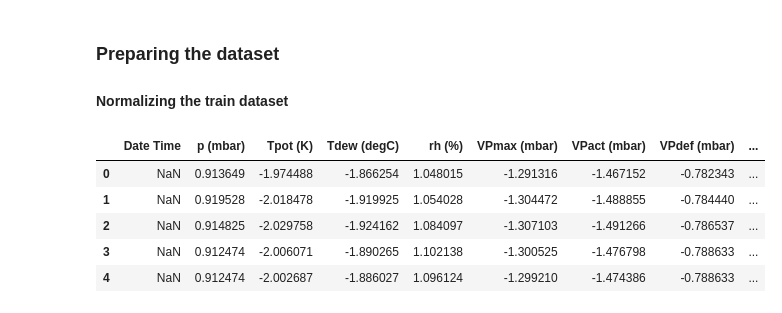
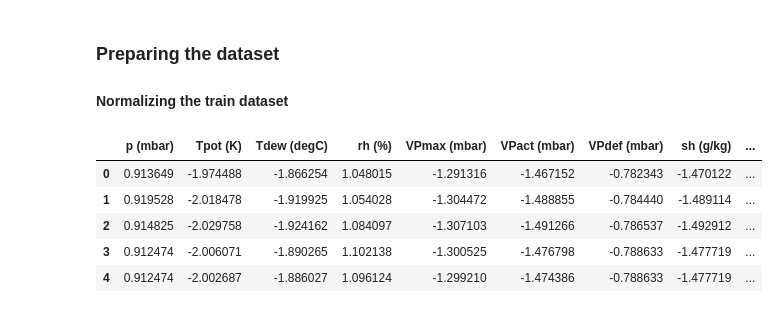
Before and after one commit to theaveas/DeepLearning, a Jupyter notebook: DLwithPython/chapter10_dl_for_timeseries.ipynb, the cells around one changed output. Drawn from its saved outputs; the diff is of its cells as text; code cells hidden in the pictures.

```diff
--- a/DLwithPython/chapter10_dl_for_timeseries.ipynb
+++ b/DLwithPython/chapter10_dl_for_timeseries.ipynb
@@ -94,11 +95,11 @@ norm_data -= mean
 std = norm_data[:train_samples].std(axis=0)
 norm_data /= std
 # %%
-raw_data.head()
+norm_data.head()
 # %% [output]
-|  | Date Time | p (mbar) | Tpot (K) | Tdew (degC) | rh (%) | VPmax (mbar) | VPact (mbar) | VPdef (mbar) | ... |
-| 0 | NaN | 0.913649 | -1.974488 | -1.866254 | 1.048015 | -1.291316 | -1.467152 | -0.782343 | ... |
-| 1 | NaN | 0.919528 | -2.018478 | -1.919925 | 1.054028 | -1.304472 | -1.488855 | -0.784440 | ... |
-| 2 | NaN | 0.914825 | -2.029758 | -1.924162 | 1.084097 | -1.307103 | -1.491266 | -0.786537 | ... |
-| 3 | NaN | 0.912474 | -2.006071 | -1.890265 | 1.102138 | -1.300525 | -1.476798 | -0.788633 | ... |
-| 4 | NaN | 0.912474 | -2.002687 | -1.886027 | 1.096124 | -1.299210 | -1.474386 | -0.788633 | ... |
+|  | p (mbar) | Tpot (K) | Tdew (degC) | rh (%) | VPmax (mbar) | VPact (mbar) | VPdef (mbar) | sh (g/kg) | ... |
+| 0 | 0.913649 | -1.974488 | -1.866254 | 1.048015 | -1.291316 | -1.467152 | -0.782343 | -1.470122 | ... |
+| 1 | 0.919528 | -2.018478 | -1.919925 | 1.054028 | -1.304472 | -1.488855 | -0.784440 | -1.489114 | ... |
+| 2 | 0.914825 | -2.029758 | -1.924162 | 1.084097 | -1.307103 | -1.491266 | -0.786537 | -1.492912 | ... |
+| 3 | 0.912474 | -2.006071 | -1.890265 | 1.102138 | -1.300525 | -1.476798 | -0.788633 | -1.477719 | ... |
+| 4 | 0.912474 | -2.002687 | -1.886027 | 1.096124 | -1.299210 | -1.474386 | -0.788633 | -1.477719 | ... |
```
Also changed, not shown: parts of 1 cell of this notebook.
